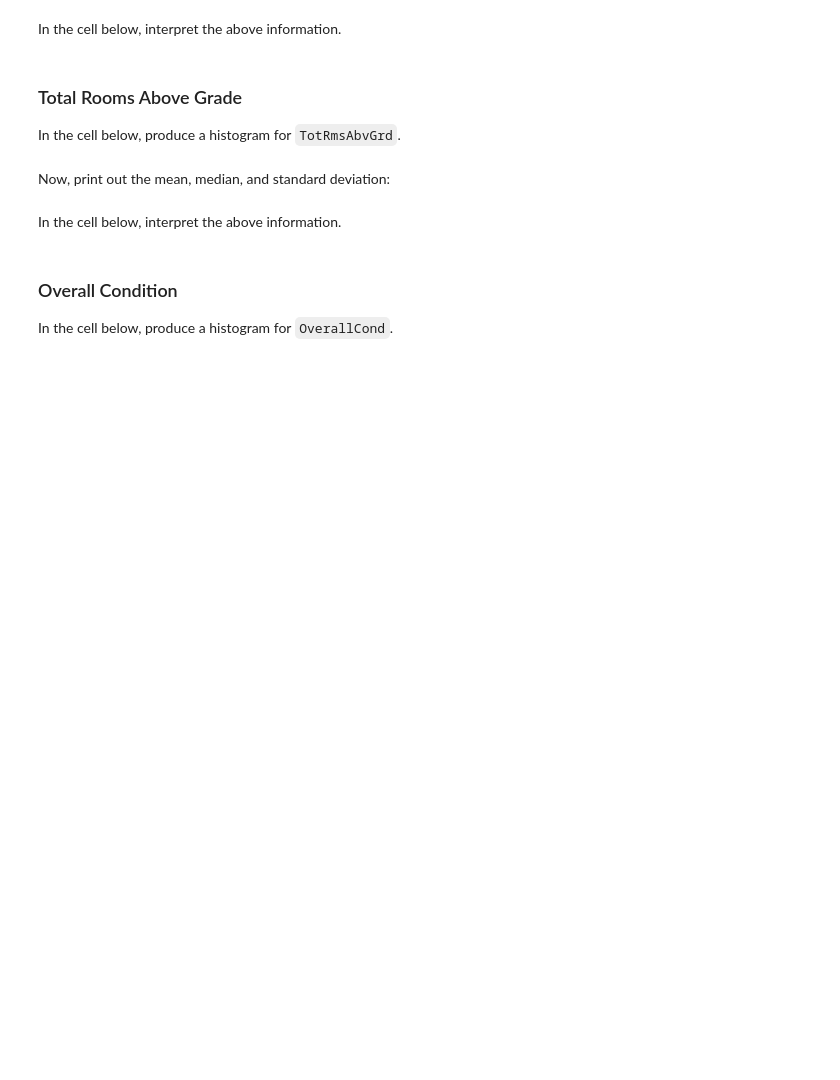
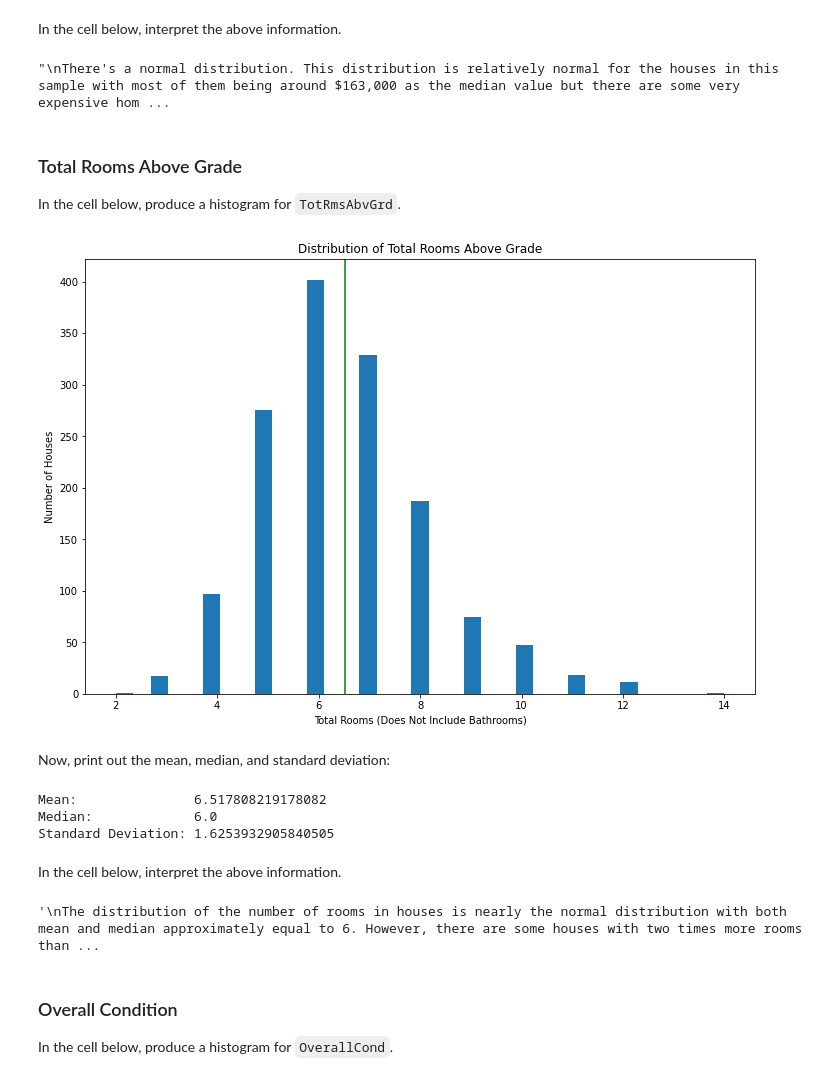
Before and after one commit to KariukiBrian/dsc-pandas-eda-lab, a Jupyter notebook: index.ipynb, the cells around one changed output. Cells and saved outputs as stored; diff of their text form; code cells hidden in the pictures; blank space fills up the shorter version.

```diff
--- a/index.ipynb
+++ b/index.ipynb
@@ -214,3 +223,10 @@ None
+# %%
+# Replace None with appropriate text
+"""
+There's a normal distribution. This distribution is relatively normal for the houses in this sample with most of them being around $163,000 as the median value but there are some very expensive homes that are greatly influencing the mean value to be more than $180,000.
+"""
+# %% [output]
+"\nThere's a normal distribution. This distribution is relatively normal for the houses in this sample with most of them being around $163,000 as the median value but there are some very expensive hom ...
 # %% [markdown]
 ### Total Rooms Above Grade
 
@@ -220,2 +234,12 @@ In the cell below, produce a histogram for `TotRmsAbvGrd`.
+# %%
+plot_hist(
+    df,
+    "TotRmsAbvGrd",
+    "Distribution of Total Rooms Above Grade",
+    "Total Rooms (Does Not Include Bathrooms)",
+    "Number of Houses"
+)
+# %% [output]
+[figure, added]
 # %% [markdown]
 Now, print out the mean, median, and standard deviation:
@@ -228,2 +246,11 @@ def stats(df, column):
+# %%
+# Your code here
+
+
+print_stats(df, "TotRmsAbvGrd")
+# %% [output]
+Mean:               6.517808219178082
+Median:             6.0
+Standard Deviation: 1.6253932905840505
 # %% [markdown]
 In the cell below, interpret the above information.
@@ -235,3 +257,11 @@ None
+# %%
+
+# Replace None with appropriate text
+"""
+The distribution of the number of rooms in houses is nearly the normal distribution with both mean and median approximately equal to 6. However, there are some houses with two times more rooms than the average number of rooms for that area, and the distribution is less skewed than the number of sales.
+"""
+# %% [output]
+'\nThe distribution of the number of rooms in houses is nearly the normal distribution with both mean and median approximately equal to 6. However, there are some houses with two times more rooms than ...
 # %% [markdown]
 ### Overall Condition
 
```
Also changed, not shown: parts of 19 cells of this notebook.
